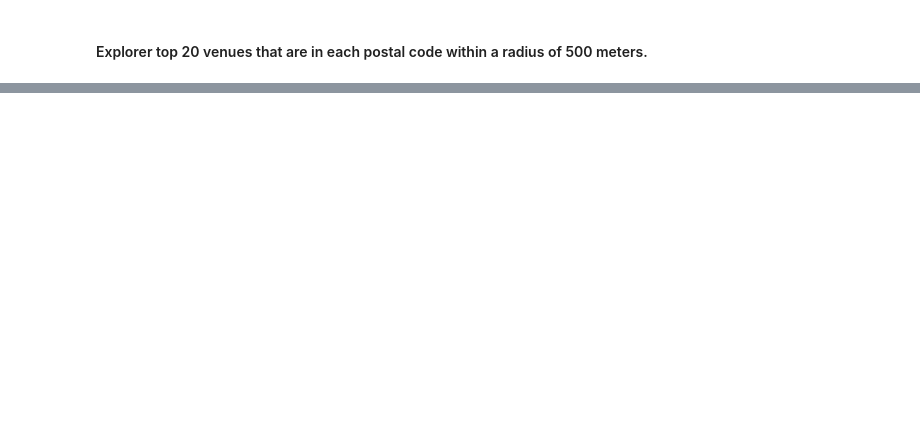
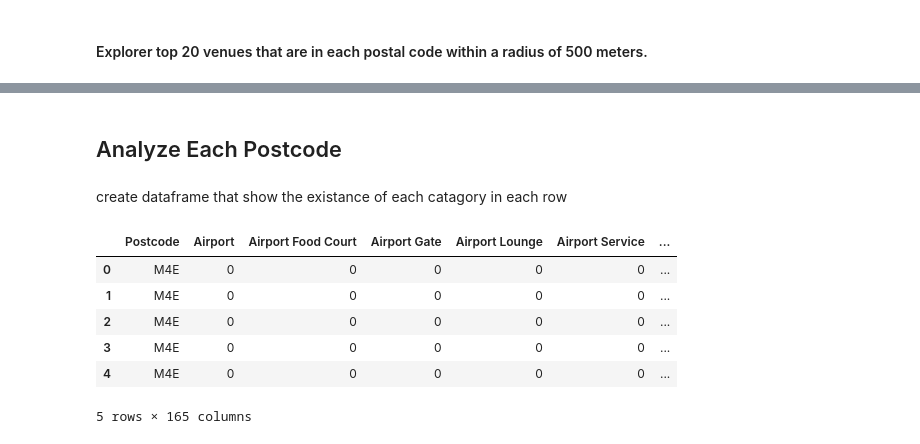
Before and after one commit to pokpongK/github-project, a Jupyter notebook: Neighbourhood-TO-Q3.ipynb, the cells around one changed output, grey strips where cells are left out. Cells and saved outputs as stored; diff of their text form; code cells hidden in the pictures; blank space fills up the shorter version.

```diff
--- a/Neighbourhood-TO-Q3.ipynb
+++ b/Neighbourhood-TO-Q3.ipynb
@@ -151,0 +222,24 @@ url # display URL
+# %% [markdown]
+## Analyze Each Postcode
+# %% [markdown]
+create dataframe that show the existance of each catagory in each row
+# %%
+# one hot encoding to create dummy value. If the row contain category, value equl 1
+Toronto_onehot = pd.get_dummies(Toronto_venues[['Venue Category']], prefix="", prefix_sep="")
+
+# add postcode column to dataframe
+Toronto_onehot['Postcode'] = Toronto_venues['Postcode']
+
+# move postcode column to the first column
+fixed_columns = [Toronto_onehot.columns[-1]] + list(Toronto_onehot.columns[:-1])
+Toronto_onehot = Toronto_onehot[fixed_columns]
+
+Toronto_onehot.head()
+# %% [output]
+|  | Postcode | Airport | Airport Food Court | Airport Gate | Airport Lounge | Airport Service | ... |
+| 0 | M4E | 0 | 0 | 0 | 0 | 0 | ... |
+| 1 | M4E | 0 | 0 | 0 | 0 | 0 | ... |
+| 2 | M4E | 0 | 0 | 0 | 0 | 0 | ... |
+| 3 | M4E | 0 | 0 | 0 | 0 | 0 | ... |
+| 4 | M4E | 0 | 0 | 0 | 0 | 0 | ... |
+5 rows × 165 columns
```
Also changed, not shown: parts of 36 cells of this notebook, 2 other files.
